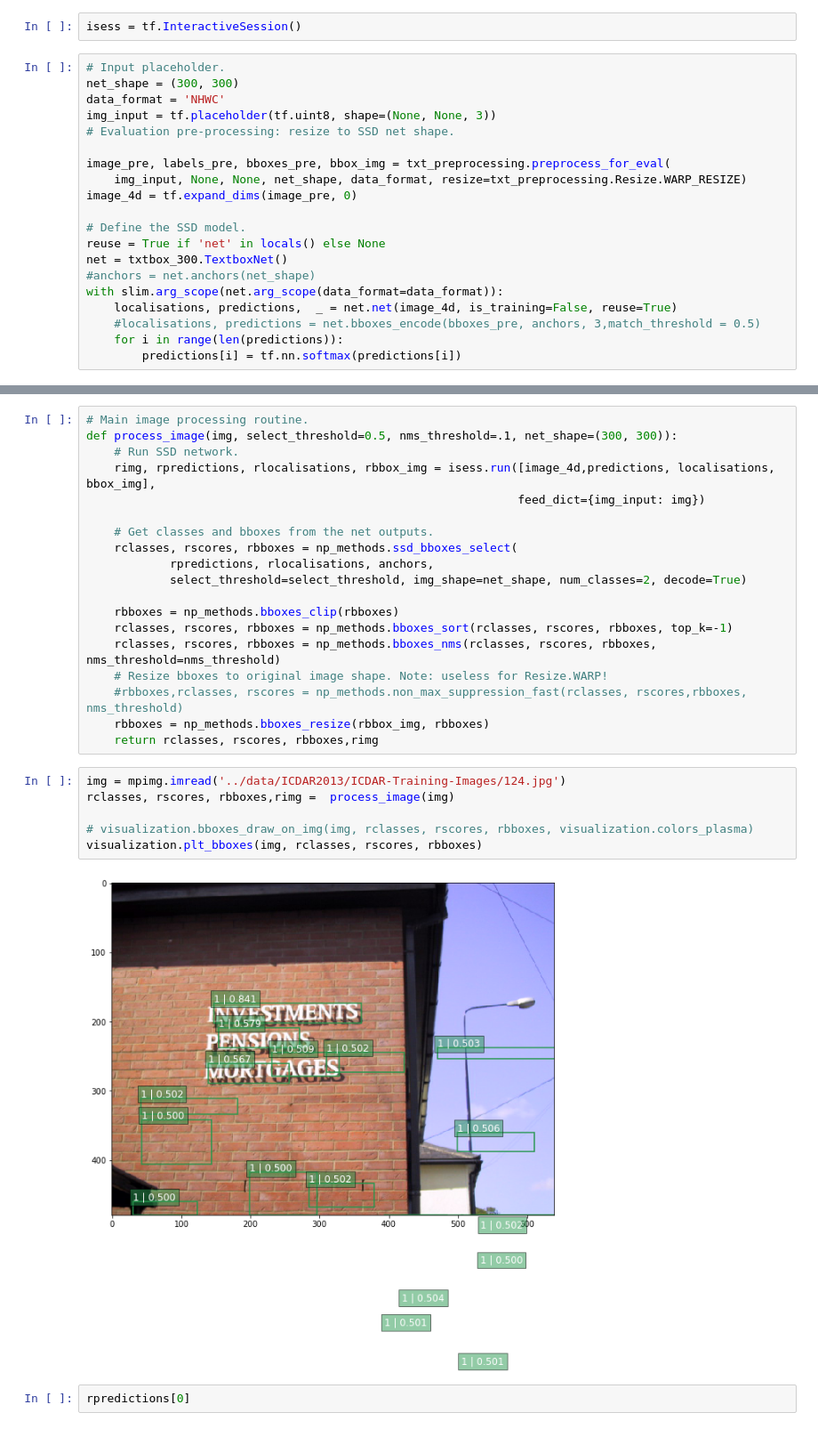
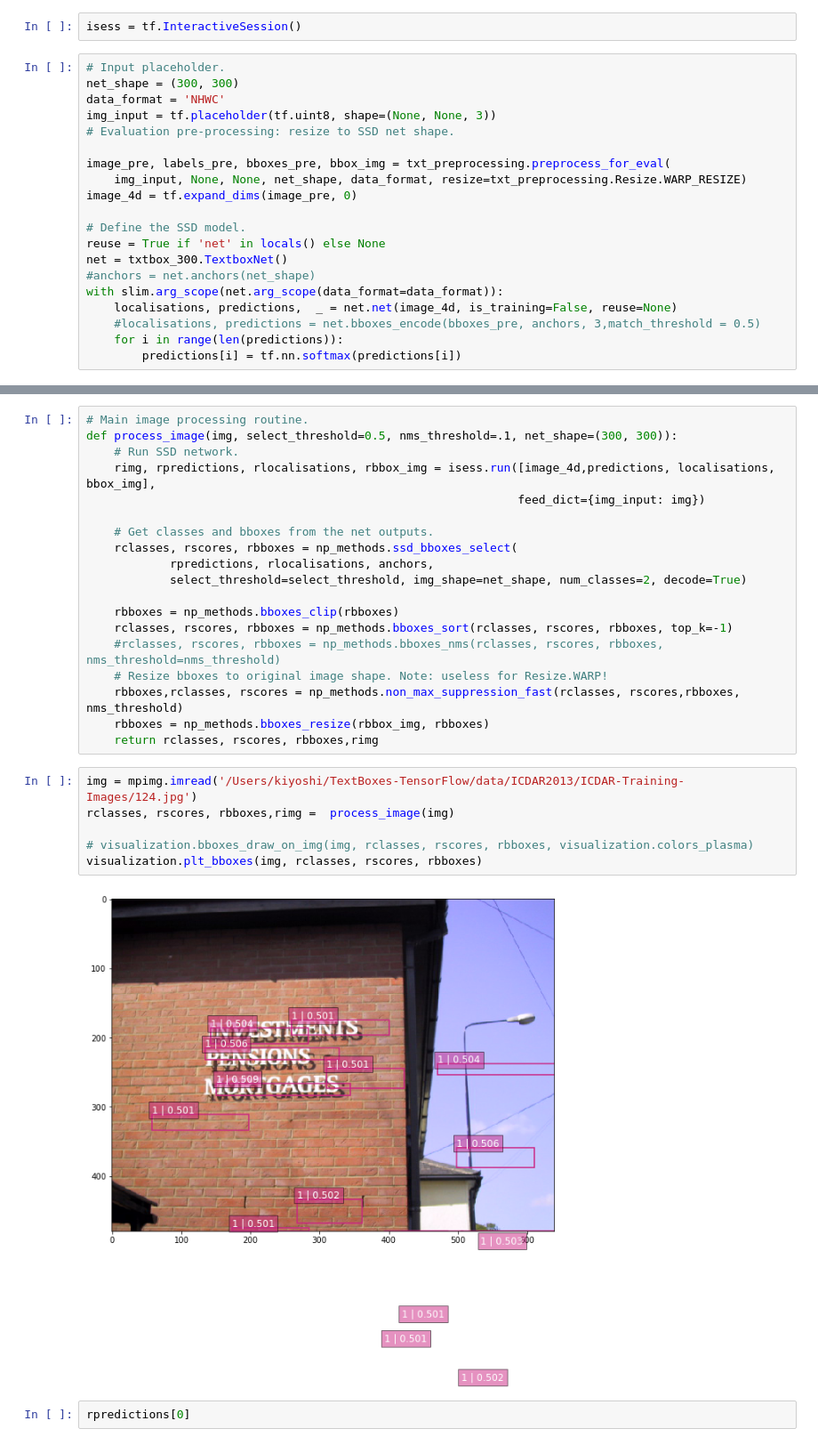
Before and after one commit to bindung/TextBoxes-TensorFlow, a Jupyter notebook: Notes/Textbox_eval.ipynb, the cells around one changed output, grey strips where cells are left out. Shown at 89% size. Drawn from its saved outputs; the diff is of its cells as text.

```diff
--- a/Notes/Textbox_eval.ipynb
+++ b/Notes/Textbox_eval.ipynb
@@ -45,7 +42,7 @@ reuse = True if 'net' in locals() else None
 net = txtbox_300.TextboxNet()
 #anchors = net.anchors(net_shape)
 with slim.arg_scope(net.arg_scope(data_format=data_format)):
-    localisations, predictions,  _ = net.net(image_4d, is_training=False, reuse=True)
+    localisations, predictions,  _ = net.net(image_4d, is_training=False, reuse=None)
     #localisations, predictions = net.bboxes_encode(bboxes_pre, anchors, 3,match_threshold = 0.5)
     for i in range(len(predictions)):
         predictions[i] = tf.nn.softmax(predictions[i])
@@ -74,19 +71,19 @@ def process_image(img, select_threshold=0.5, nms_threshold=.1, net_shape=(300, 3
 
     rbboxes = np_methods.bboxes_clip(rbboxes)
     rclasses, rscores, rbboxes = np_methods.bboxes_sort(rclasses, rscores, rbboxes, top_k=-1)
-    rclasses, rscores, rbboxes = np_methods.bboxes_nms(rclasses, rscores, rbboxes, nms_threshold=nms_threshold)
+    #rclasses, rscores, rbboxes = np_methods.bboxes_nms(rclasses, rscores, rbboxes, nms_threshold=nms_threshold)
     # Resize bboxes to original image shape. Note: useless for Resize.WARP!
-    #rbboxes,rclasses, rscores = np_methods.non_max_suppression_fast(rclasses, rscores,rbboxes, nms_threshold)
+    rbboxes,rclasses, rscores = np_methods.non_max_suppression_fast(rclasses, rscores,rbboxes, nms_threshold)
     rbboxes = np_methods.bboxes_resize(rbbox_img, rbboxes)
     return rclasses, rscores, rbboxes,rimg
 # %%
-img = mpimg.imread('../data/ICDAR2013/ICDAR-Training-Images/124.jpg')
+img = mpimg.imread('/Users/kiyoshi/TextBoxes-TensorFlow/data/ICDAR2013/ICDAR-Training-Images/124.jpg')
 rclasses, rscores, rbboxes,rimg =  process_image(img)
 
 # visualization.bboxes_draw_on_img(img, rclasses, rscores, rbboxes, visualization.colors_plasma)
 visualization.plt_bboxes(img, rclasses, rscores, rbboxes)
 # %% [output]
-[figure, old version]
+[figure, new version]
 # %%
 rpredictions[0]
 # %%
```
Also changed, not shown: parts of 2 cells of this notebook.
